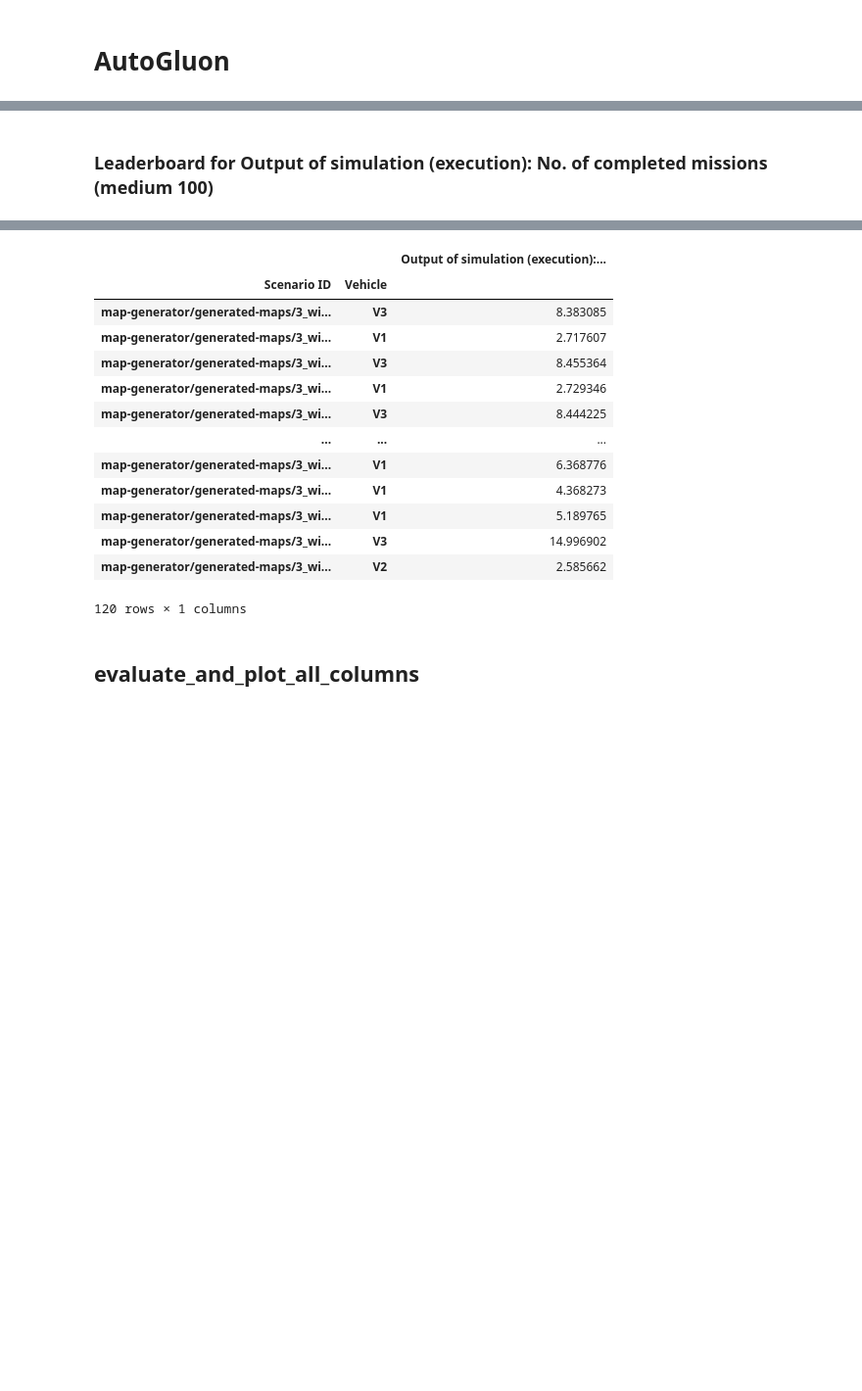
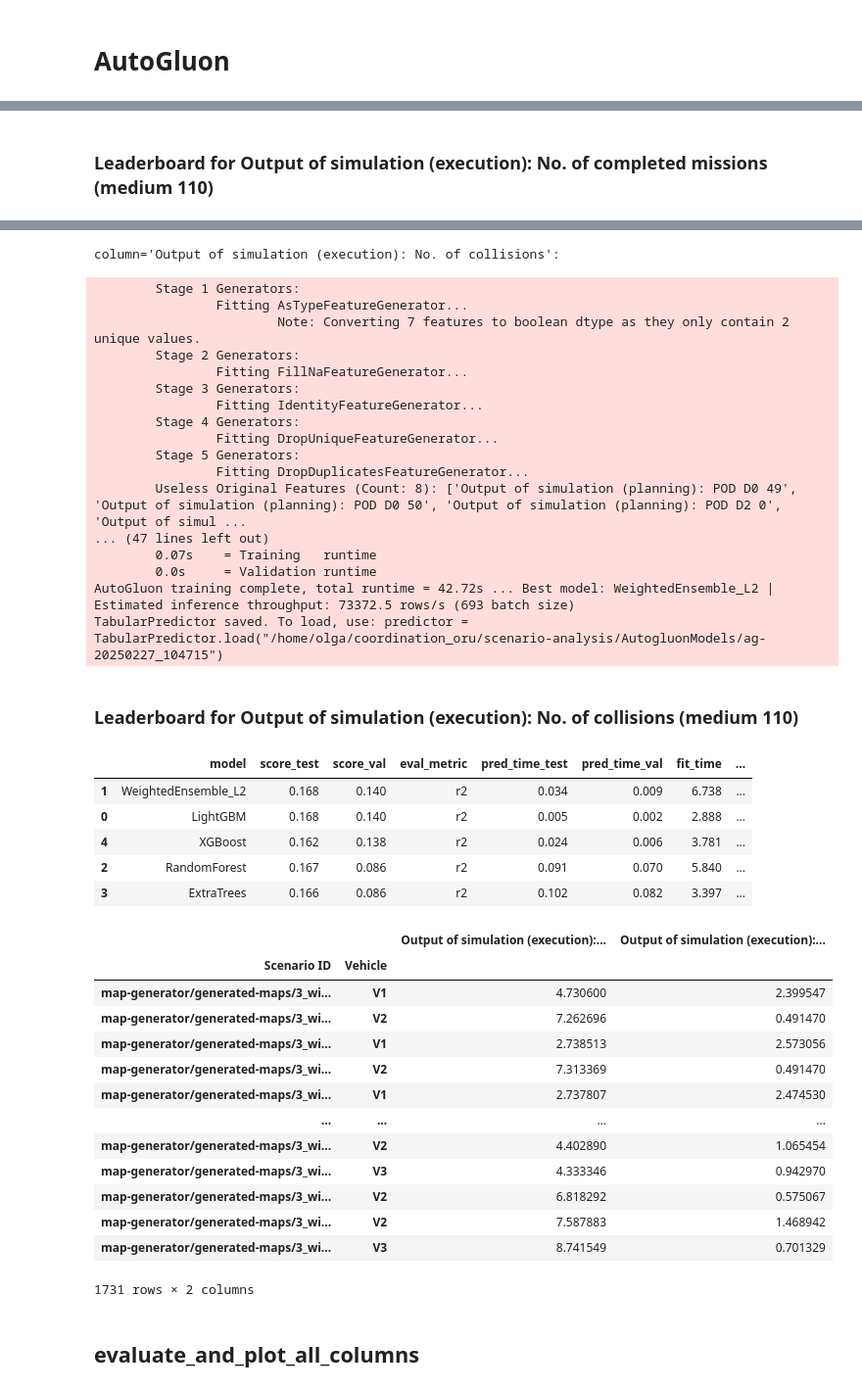
Before and after one commit to Olga-Mironenko/coordination_oru, a Jupyter notebook: scenario-analysis/model.ipynb, the cells around one changed output, grey strips where cells are left out. Shown at 98% size. Saved outputs shown, nothing was run; the diff lists cells and outputs as text; code cells hidden in the pictures; blank space fills up the shorter version.

```diff
--- a/scenario-analysis/model.ipynb
+++ b/scenario-analysis/model.ipynb
@@ -450,7 +472,7 @@ def run_autogluon(df_train, df_test):
     # Train AutoGluon models
     predictors = []
     df_predictions = pd.DataFrame()
-    for column in COLUMNS_OUTPUT:
+    for i_column, column in enumerate(COLUMNS_OUTPUT):
         print(f'{column=}:')
         df_train_predictor = pd.concat([X_train, y_train[[column]]], axis=1)
         preset = 'medium'  # medium (~1 min.), good (~15 min.), high (~2 h)
@@ -480,7 +502,19 @@ def run_autogluon(df_train, df_test):
         # Leaderboard - Display a table of different models and their performance
         df_test_predictor = pd.concat([X_test, y_test[[column]]], axis=1)
         leaderboard = predictor.leaderboard(df_test_predictor, silent=True)
-        dynmodel.process_leaderboard(leaderboard, os.path.dirname(FILENAME_DF_ALL_CLEAN), column, f'{preset} {ID_EXPERIMENT_TEXT}')
+        rundir = os.path.dirname(FILENAME_DF_ALL_CLEAN)
+        _leaderboard, r2 = dynmodel.process_leaderboard(leaderboard, rundir, column, f'{preset} {ID_EXPERIMENT_TEXT}')
+
+        filename_results = f'{rundir}/{preset} results.csv'
+        with open(
+                filename_results,
+                'w' if ID_EXPERIMENT_TEXT == ID_EXPERIMENT_TEXT_FIRST and i_column == 0 else 'a'
+        ) as file:
+            if i_column == 0:
+                file.write(ID_EXPERIMENT_TEXT)
+            file.write(f',{r2:.3f}')
+            if i_column == len(COLUMNS_OUTPUT) - 1:
+                file.write('\n')
 
         # Feature importance on training data
         # show(
@@ -541,2 +575,2 @@ TabularPredictor saved. To load, use: predictor = TabularPredictor.load("/home/o
-Leaderboard for Output of simulation (execution): No. of completed missions (medium 100)
+Leaderboard for Output of simulation (execution): No. of completed missions (medium 110)
 |  | model | score_test | score_val | eval_metric | pred_time_test | pred_time_val | fit_time | ... |
@@ -548,16 +599,41 @@ Leaderboard for Output of simulation (execution): No. of completed missions (med
+column='Output of simulation (execution): No. of collisions':
+        Stage 1 Generators:
+                Fitting AsTypeFeatureGenerator...
+                        Note: Converting 7 features to boolean dtype as they only contain 2 unique values.
+        Stage 2 Generators:
+                Fitting FillNaFeatureGenerator...
+        Stage 3 Generators:
+                Fitting IdentityFeatureGenerator...
+        Stage 4 Generators:
+                Fitting DropUniqueFeatureGenerator...
+        Stage 5 Generators:
+                Fitting DropDuplicatesFeatureGenerator...
+        Useless Original Features (Count: 8): ['Output of simulation (planning): POD D0 49', 'Output of simulation (planning): POD D0 50', 'Output of simulation (planning): POD D2 0', 'Output of simul ...
+... (47 lines left out)
+        0.07s    = Training   runtime
+        0.0s     = Validation runtime
+AutoGluon training complete, total runtime = 42.72s ... Best model: WeightedEnsemble_L2 | Estimated inference throughput: 73372.5 rows/s (693 batch size)
+TabularPredictor saved. To load, use: predictor = TabularPredictor.load("/home/olga/coordination_oru/scenario-analysis/AutogluonModels/ag-20250227_104715")
+Leaderboard for Output of simulation (execution): No. of collisions (medium 110)
-|  |  | Output of simulation (execution):... |
-| Scenario ID | Vehicle |  |
-| map-generator/generated-maps/3_wi... | V3 | 8.383085 |
-| map-generator/generated-maps/3_wi... | V1 | 2.717607 |
-| map-generator/generated-maps/3_wi... | V3 | 8.455364 |
-| map-generator/generated-maps/3_wi... | V1 | 2.729346 |
-| map-generator/generated-maps/3_wi... | V3 | 8.444225 |
-| ... | ... | ... |
-| map-generator/generated-maps/3_wi... | V1 | 6.368776 |
-| map-generator/generated-maps/3_wi... | V1 | 4.368273 |
-| map-generator/generated-maps/3_wi... | V1 | 5.189765 |
-| map-generator/generated-maps/3_wi... | V3 | 14.996902 |
-| map-generator/generated-maps/3_wi... | V2 | 2.585662 |
+|  | model | score_test | score_val | eval_metric | pred_time_test | pred_time_val | fit_time | ... |
+| 1 | WeightedEnsemble_L2 | 0.168 | 0.140 | r2 | 0.034 | 0.009 | 6.738 | ... |
+| 0 | LightGBM | 0.168 | 0.140 | r2 | 0.005 | 0.002 | 2.888 | ... |
+| 4 | XGBoost | 0.162 | 0.138 | r2 | 0.024 | 0.006 | 3.781 | ... |
+| 2 | RandomForest | 0.167 | 0.086 | r2 | 0.091 | 0.070 | 5.840 | ... |
+| 3 | ExtraTrees | 0.166 | 0.086 | r2 | 0.102 | 0.082 | 3.397 | ... |
-120 rows × 1 columns
+|  |  | Output of simulation (execution):... | Output of simulation (execution):... |
+| Scenario ID | Vehicle |  |  |
+| map-generator/generated-maps/3_wi... | V1 | 4.730600 | 2.399547 |
+| map-generator/generated-maps/3_wi... | V2 | 7.262696 | 0.491470 |
+| map-generator/generated-maps/3_wi... | V1 | 2.738513 | 2.573056 |
+| map-generator/generated-maps/3_wi... | V2 | 7.313369 | 0.491470 |
+| map-generator/generated-maps/3_wi... | V1 | 2.737807 | 2.474530 |
+| ... | ... | ... | ... |
+| map-generator/generated-maps/3_wi... | V2 | 4.402890 | 1.065454 |
+| map-generator/generated-maps/3_wi... | V3 | 4.333346 | 0.942970 |
+| map-generator/generated-maps/3_wi... | V2 | 6.818292 | 0.575067 |
+| map-generator/generated-maps/3_wi... | V2 | 7.587883 | 1.468942 |
+| map-generator/generated-maps/3_wi... | V3 | 8.741549 | 0.701329 |
+1731 rows × 2 columns
 # %% [markdown]
 ## evaluate_and_plot_all_columns
```
Also changed, not shown: parts of 13 cells of this notebook, 3 other files.
